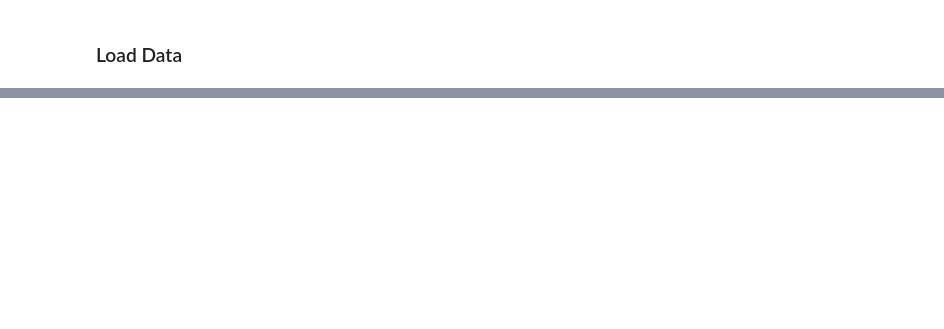
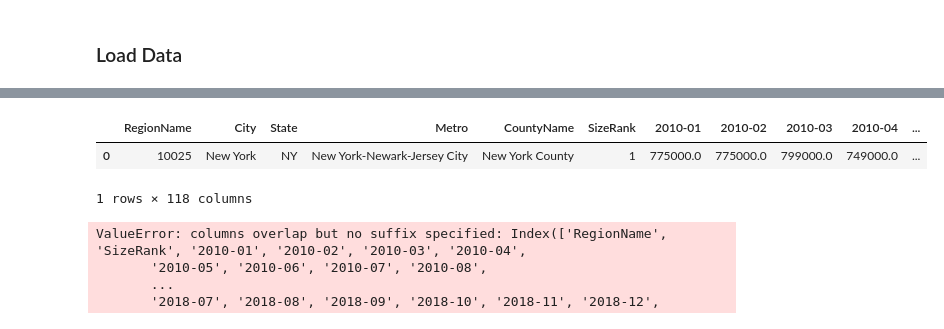
Before and after one commit to jtjones0304/zillow, a Jupyter notebook: Zillow Exploration.ipynb, the cells around one changed output, grey strips where cells are left out. Saved outputs shown, nothing was run; the diff lists cells and outputs as text; code cells hidden in the pictures; blank space fills up the shorter version.

Commit message:
data wrangling checkpoint

```diff
--- a/Zillow Exploration.ipynb
+++ b/Zillow Exploration.ipynb
@@ -58,0 +48,14 @@ sale_price_data[sale_price_data['2010-01'].notnull()]
+# %%
+# get the row corresponding to a given zipcode from the sale_price_data DataFrame
+
+col_names = ['RegionID','RegionName','StateName','SizeRank','RegionType',
+            'City','County','State','Metro','CountyName']
+
+def prepare_df_for_zip(zip_code, data_set):
+    data = data_set[data_set['RegionName']==zip_code]
+    for c in col_names:
+        if c in data.columns:
+            data.drop([c],axis=1,inplace=True)
+    data = data.transpose()
+    data['Date'] = data.index
+    return data[data['Date']>='2013-01'] #.add_prefix('hello')
@@ -58,0 +131,15 @@ sale_price_data[sale_price_data['2010-01'].notnull()]
+# %%
+ny_median_listing_price_data = prepare_df_for_zip(10025, median_listing_price_data)
+# %%
+ny_median_listing_price_data
+# %% [output]
+|  | RegionName | City | State | Metro | CountyName | SizeRank | 2010-01 | 2010-02 | 2010-03 | 2010-04 | ... |
+| 0 | 10025 | New York | NY | New York-Newark-Jersey City | New York County | 1 | 775000.0 | 775000.0 | 799000.0 | 749000.0 | ... |
+1 rows × 118 columns
+# %%
+ny_sales_data.join(ny_median_listing_price_data)
+# %% [output]
+ValueError: columns overlap but no suffix specified: Index(['RegionName', 'SizeRank', '2010-01', '2010-02', '2010-03', '2010-04',
+       '2010-05', '2010-06', '2010-07', '2010-08',
+       ...
+       '2018-07', '2018-08', '2018-09', '2018-10', '2018-11', '2018-12',
```
Also changed, not shown: parts of 21 cells of this notebook.
